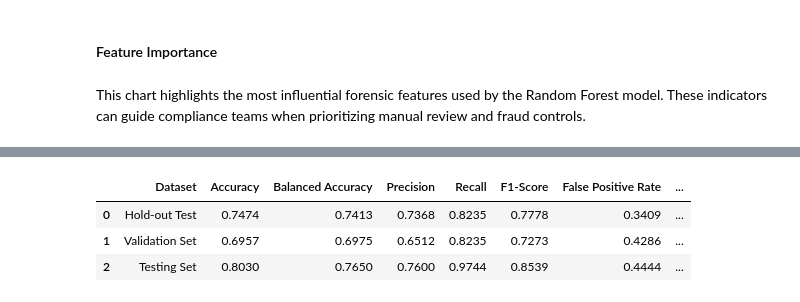
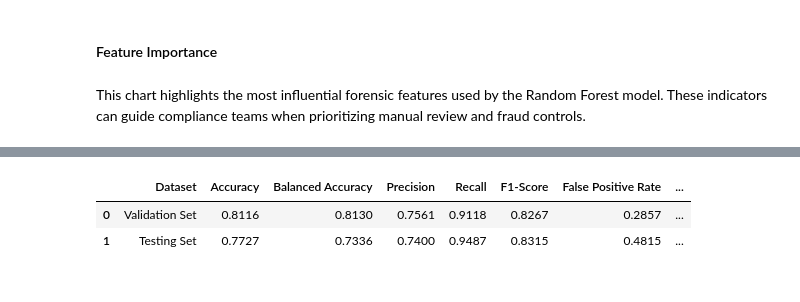
Before and after one commit to hylim12/ai-document-authentication-system, a Jupyter notebook: ml_model_training.ipynb, the cells around one changed output, grey strips where cells are left out. Cells and saved outputs as stored; diff of their text form; code cells hidden in the pictures.

```diff
--- a/ml_model_training.ipynb
+++ b/ml_model_training.ipynb
@@ -225,5 +266,20 @@ def evaluate_classifier(model, X_eval, y_eval, dataset_name="Dataset"):
 
     return preds, metrics
 
-y_pred_holdout, holdout_metrics = evaluate_classifier(rf_model, X_test, y_test, dataset_name="Hold-out Test")
+# =========================
+# STEP 3: Validation Evaluation
+# =========================
+
+from sklearn.metrics import accuracy_score, classification_report
+
+val_pred = model.predict(X_val)
+
+val_acc = accuracy_score(y_val, val_pred)
+
+print("[VALIDATION RESULTS]")
+print(f"Accuracy: {val_acc:.4f}")
+print("Classification Report:")
+print(classification_report(y_val, val_pred))
+
+_, validation_metrics = evaluate_classifier(model, X_val, y_val, dataset_name="Validation Set")
 # %% [output]
@@ -455,58 +459,39 @@ plt.show()
 # %%
 # Executive-ready summary table
 summary_rows = [
-  {
-    "Dataset": "Hold-out Test",
-    "Accuracy": holdout_metrics["accuracy"],
-    "Balanced Accuracy": holdout_metrics["balanced_accuracy"],
-    "Precision": holdout_metrics["precision"],
-    "Recall": holdout_metrics["recall"],
-    "F1-Score": holdout_metrics["f1_score"],
-    "False Positive Rate": holdout_metrics["false_positive_rate"],
-    "False Negative Rate": holdout_metrics["false_negative_rate"],
-  }
+    {
+        "Dataset": "Validation Set",
+        "Accuracy": validation_metrics["accuracy"],
+        "Balanced Accuracy": validation_metrics["balanced_accuracy"],
+        "Precision": validation_metrics["precision"],
+        "Recall": validation_metrics["recall"],
+        "F1-Score": validation_metrics["f1_score"],
+        "False Positive Rate": validation_metrics["false_positive_rate"],
+        "False Negative Rate": validation_metrics["false_negative_rate"],
+    },
+    {
+        "Dataset": "Testing Set",
+        "Accuracy": testing_metrics["accuracy"],
+        "Balanced Accuracy": testing_metrics["balanced_accuracy"],
+        "Precision": testing_metrics["precision"],
+        "Recall": testing_metrics["recall"],
+        "F1-Score": testing_metrics["f1_score"],
+        "False Positive Rate": testing_metrics["false_positive_rate"],
+        "False Negative Rate": testing_metrics["false_negative_rate"],
+    },
 ]
-
-if validation_metrics is not None:
-    summary_rows.append(
-        {
-            "Dataset": "Validation Set",
-            "Accuracy": validation_metrics["accuracy"],
-            "Balanced Accuracy": validation_metrics["balanced_accuracy"],
-            "Precision": validation_metrics["precision"],
-            "Recall": validation_metrics["recall"],
-            "F1-Score": validation_metrics["f1_score"],
-            "False Positive Rate": validation_metrics["false_positive_rate"],
-            "False Negative Rate": validation_metrics["false_negative_rate"],
-        }
-    )
-
-if testing_metrics  is not None:
-    summary_rows.append(
-        {
-            "Dataset": "Testing Set",
-            "Accuracy": testing_metrics["accuracy"],
-            "Balanced Accuracy": testing_metrics["balanced_accuracy"],
-            "Precision": testing_metrics["precision"],
-            "Recall": testing_metrics["recall"],
-            "F1-Score": testing_metrics["f1_score"],
-            "False Positive Rate": testing_metrics["false_positive_rate"],
-            "False Negative Rate": testing_metrics["false_negative_rate"],
-        }
-    )
 
 summary_df = pd.DataFrame(summary_rows)
 summary_df.style.format({
         "Accuracy": "{:.4f}",
         "Balanced Accuracy": "{:.4f}",
         "Precision": "{:.4f}",
         "Recall": "{:.4f}",
         "F1-Score": "{:.4f}",
         "False Positive Rate": "{:.4f}",
         "False Negative Rate": "{:.4f}",
 })
 # %% [output]
 |  | Dataset | Accuracy | Balanced Accuracy | Precision | Recall | F1-Score | False Positive Rate | ... |
-| 0 | Hold-out Test | 0.7474 | 0.7413 | 0.7368 | 0.8235 | 0.7778 | 0.3409 | ... |
-| 1 | Validation Set | 0.6957 | 0.6975 | 0.6512 | 0.8235 | 0.7273 | 0.4286 | ... |
-| 2 | Testing Set | 0.8030 | 0.7650 | 0.7600 | 0.9744 | 0.8539 | 0.4444 | ... |
+| 0 | Validation Set | 0.8116 | 0.8130 | 0.7561 | 0.9118 | 0.8267 | 0.2857 | ... |
+| 1 | Testing Set | 0.7727 | 0.7336 | 0.7400 | 0.9487 | 0.8315 | 0.4815 | ... |
```
Also changed, not shown: parts of 15 cells of this notebook, 1 other file.
